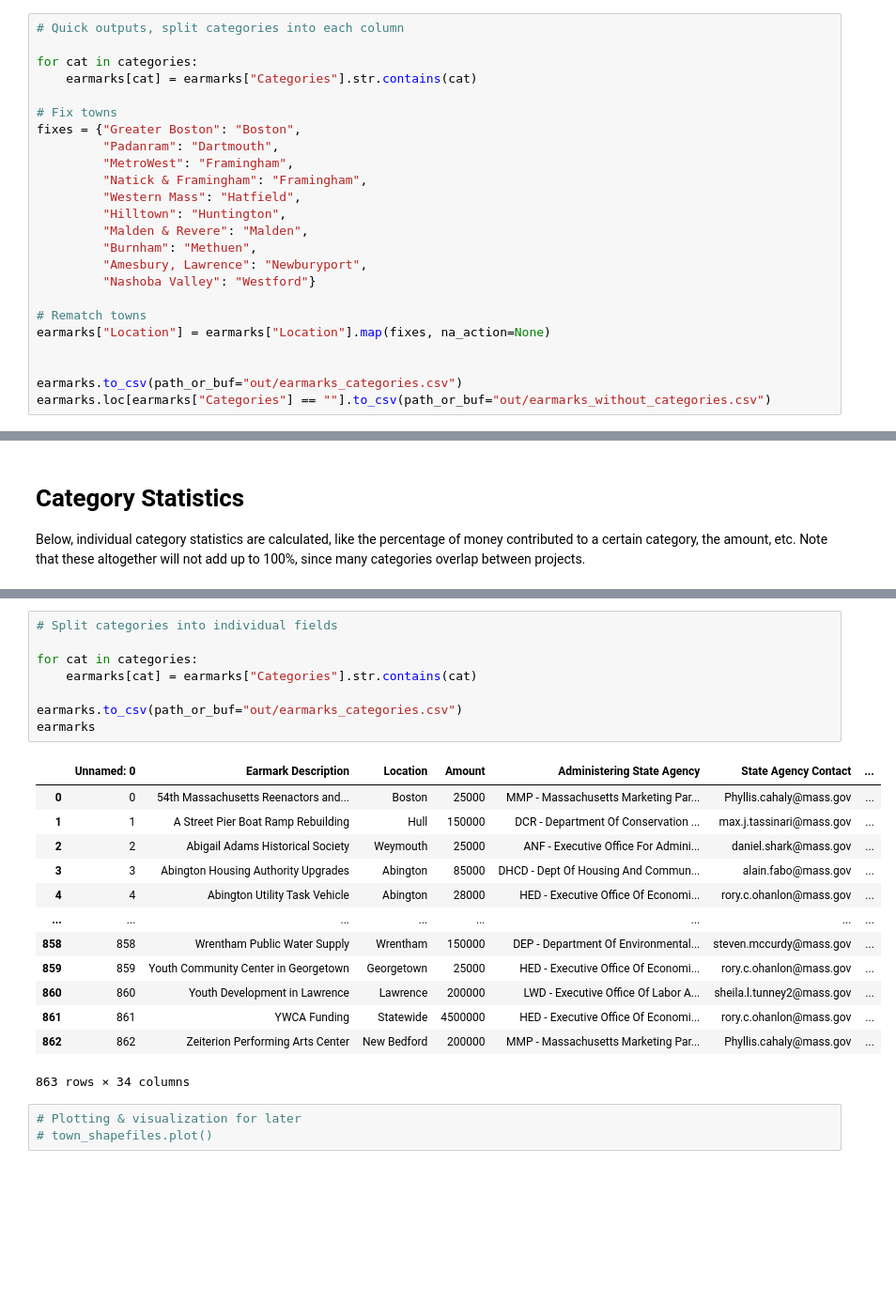
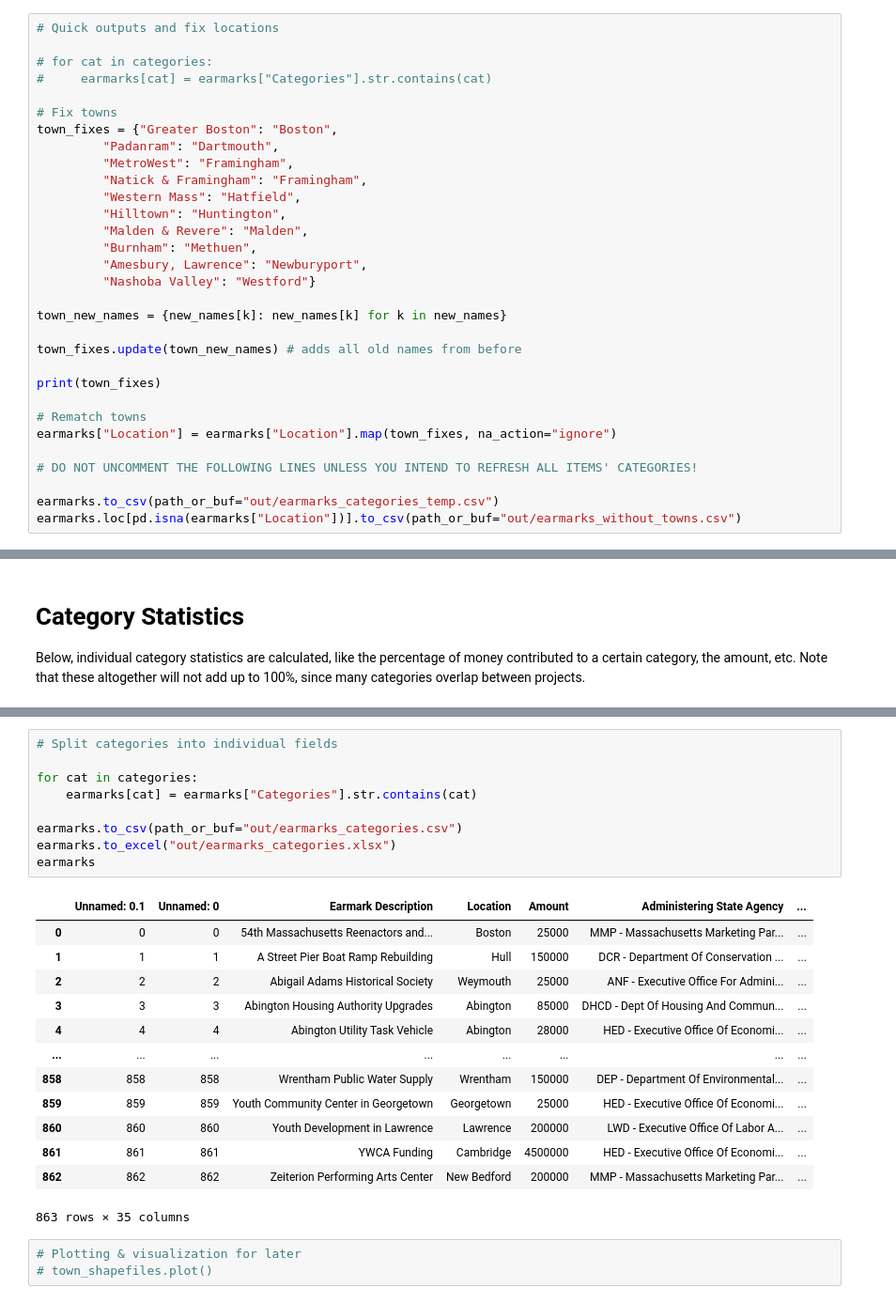
Before and after one commit to specificlanguage/gbh_earmarks, a Jupyter notebook: earmark_analysis.ipynb, the cells around one changed output, grey strips where cells are left out. Shown: that part at 94% size. Cells and saved outputs as stored; diff of their text form; blank space fills up the shorter version.

Commit message:
Reupdate earmarks_categories with towns
Next updates are amendments

```diff
--- a/earmark_analysis.ipynb
+++ b/earmark_analysis.ipynb
@@ -324,13 +296,13 @@ earmarks
 | 862 | Zeiterion Performing Arts Center | New Bedford | 200000 | MMP - Massachusetts Marketing Par... | Phyllis.cahaly@mass.gov | 15992043 | ... |
 863 rows × 9 columns
 # %%
-# Quick outputs, split categories into each column
+# Quick outputs and fix locations
 
-for cat in categories:
-    earmarks[cat] = earmarks["Categories"].str.contains(cat)
+# for cat in categories:
+#     earmarks[cat] = earmarks["Categories"].str.contains(cat)
 
 # Fix towns
-fixes = {"Greater Boston": "Boston",
+town_fixes = {"Greater Boston": "Boston",
          "Padanram": "Dartmouth",
          "MetroWest": "Framingham",
          "Natick & Framingham": "Framingham",
@@ -341,9 +313,16 @@ fixes = {"Greater Boston": "Boston",
          "Amesbury, Lawrence": "Newburyport",
          "Nashoba Valley": "Westford"}
 
+town_new_names = {new_names[k]: new_names[k] for k in new_names}
+
+town_fixes.update(town_new_names) # adds all old names from before
+
+print(town_fixes)
+
 # Rematch towns
-earmarks["Location"] = earmarks["Location"].map(fixes, na_action=None)
+earmarks["Location"] = earmarks["Location"].map(town_fixes, na_action="ignore")
 
+# DO NOT UNCOMMENT THE FOLLOWING LINES UNLESS YOU INTEND TO REFRESH ALL ITEMS' CATEGORIES!
 
-earmarks.to_csv(path_or_buf="out/earmarks_categories.csv")
-earmarks.loc[earmarks["Categories"] == ""].to_csv(path_or_buf="out/earmarks_without_categories.csv")
+earmarks.to_csv(path_or_buf="out/earmarks_categories_temp.csv")
+earmarks.loc[pd.isna(earmarks["Location"])].to_csv(path_or_buf="out/earmarks_without_towns.csv")
@@ -425,25 +407,26 @@ category_stats.sort_values(by=['amount'], ascending=False)
 # %%
 # Split categories into individual fields
 
 for cat in categories:
     earmarks[cat] = earmarks["Categories"].str.contains(cat)
 
 earmarks.to_csv(path_or_buf="out/earmarks_categories.csv")
+earmarks.to_excel("out/earmarks_categories.xlsx")
 earmarks
 # %% [output]
-|  | Unnamed: 0 | Earmark Description | Location | Amount | Administering State Agency | State Agency Contact | ... |
-| 0 | 0 | 54th Massachusetts Reenactors and... | Boston | 25000 | MMP - Massachusetts Marketing Par... | Phyllis.cahaly@mass.gov | ... |
-| 1 | 1 | A Street Pier Boat Ramp Rebuilding | Hull | 150000 | DCR - Department Of Conservation ... | max.j.tassinari@mass.gov | ... |
-| 2 | 2 | Abigail Adams Historical Society | Weymouth | 25000 | ANF - Executive Office For Admini... | daniel.shark@mass.gov | ... |
-| 3 | 3 | Abington Housing Authority Upgrades | Abington | 85000 | DHCD - Dept Of Housing And Commun... | alain.fabo@mass.gov | ... |
-| 4 | 4 | Abington Utility Task Vehicle | Abington | 28000 | HED - Executive Office Of Economi... | rory.c.ohanlon@mass.gov | ... |
+|  | Unnamed: 0.1 | Unnamed: 0 | Earmark Description | Location | Amount | Administering State Agency | ... |
+| 0 | 0 | 0 | 54th Massachusetts Reenactors and... | Boston | 25000 | MMP - Massachusetts Marketing Par... | ... |
+| 1 | 1 | 1 | A Street Pier Boat Ramp Rebuilding | Hull | 150000 | DCR - Department Of Conservation ... | ... |
+| 2 | 2 | 2 | Abigail Adams Historical Society | Weymouth | 25000 | ANF - Executive Office For Admini... | ... |
+| 3 | 3 | 3 | Abington Housing Authority Upgrades | Abington | 85000 | DHCD - Dept Of Housing And Commun... | ... |
+| 4 | 4 | 4 | Abington Utility Task Vehicle | Abington | 28000 | HED - Executive Office Of Economi... | ... |
 | ... | ... | ... | ... | ... | ... | ... | ... |
-| 858 | 858 | Wrentham Public Water Supply | Wrentham | 150000 | DEP - Department Of Environmental... | steven.mccurdy@mass.gov | ... |
-| 859 | 859 | Youth Community Center in Georgetown | Georgetown | 25000 | HED - Executive Office Of Economi... | rory.c.ohanlon@mass.gov | ... |
-| 860 | 860 | Youth Development in Lawrence | Lawrence | 200000 | LWD - Executive Office Of Labor A... | sheila.l.tunney2@mass.gov | ... |
-| 861 | 861 | YWCA Funding | Statewide | 4500000 | HED - Executive Office Of Economi... | rory.c.ohanlon@mass.gov | ... |
-| 862 | 862 | Zeiterion Performing Arts Center | New Bedford | 200000 | MMP - Massachusetts Marketing Par... | Phyllis.cahaly@mass.gov | ... |
+| 858 | 858 | 858 | Wrentham Public Water Supply | Wrentham | 150000 | DEP - Department Of Environmental... | ... |
+| 859 | 859 | 859 | Youth Community Center in Georgetown | Georgetown | 25000 | HED - Executive Office Of Economi... | ... |
+| 860 | 860 | 860 | Youth Development in Lawrence | Lawrence | 200000 | LWD - Executive Office Of Labor A... | ... |
+| 861 | 861 | 861 | YWCA Funding | Cambridge | 4500000 | HED - Executive Office Of Economi... | ... |
+| 862 | 862 | 862 | Zeiterion Performing Arts Center | New Bedford | 200000 | MMP - Massachusetts Marketing Par... | ... |
-863 rows × 34 columns
+863 rows × 35 columns
 # %%
 # Plotting & visualization for later
 # town_shapefiles.plot()
```
Also changed, not shown: parts of 15 cells of this notebook, 3 other files.
